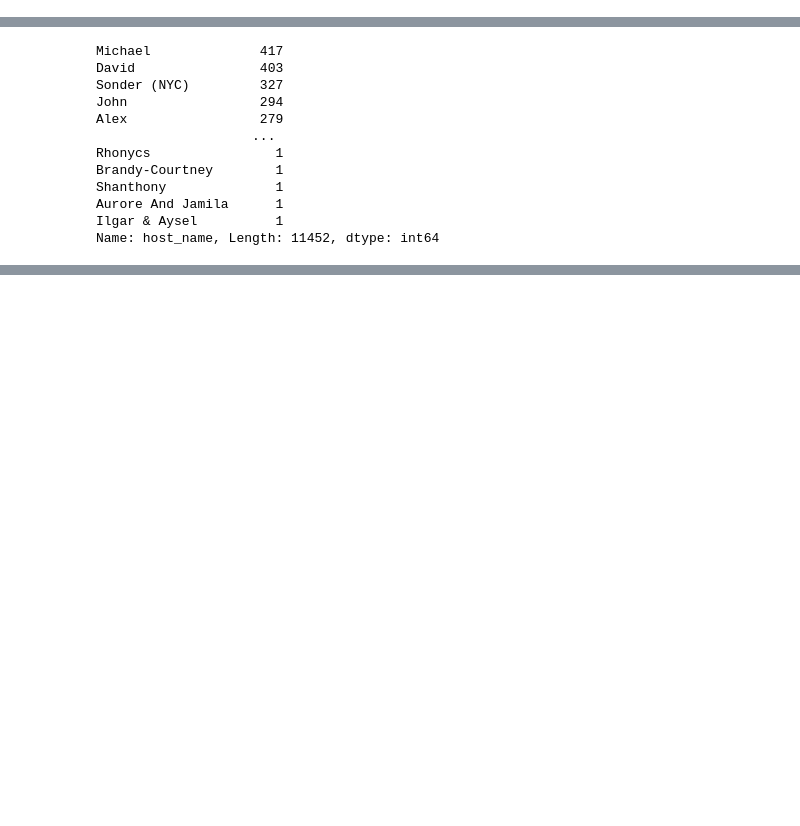
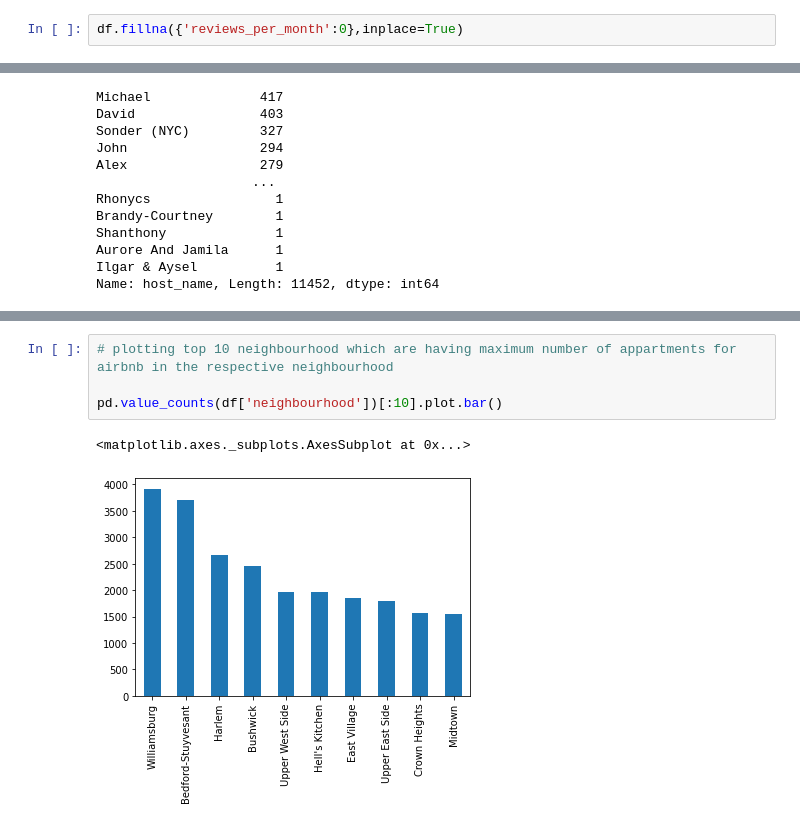
Before and after one commit to vaibhav251999/EDA-capstone-project, a Jupyter notebook: Airbnb_Bookings_Analysis_Capstone_Project.ipynb, the cells around one changed output, grey strips where cells are left out. Saved outputs shown, nothing was run; the diff lists cells and outputs as text; blank space fills up the shorter version.

```diff
--- a/Airbnb_Bookings_Analysis_Capstone_Project.ipynb
+++ b/Airbnb_Bookings_Analysis_Capstone_Project.ipynb
@@ -89,6 +79,8 @@ Data columns (total 16 columns):
  15  availability_365                48895 non-null  int64
 dtypes: float64(3), int64(7), object(6)
 memory usage: 6.0+ MB
+# %%
+df.fillna({'reviews_per_month':0},inplace=True)
 # %%
 df['host_name'].value_counts()
 # %% [output]
@@ -111,0 +159,7 @@ sns.displot(df['availability_365'])
+# %%
+# plotting top 10 neighbourhood which are having maximum number of appartments for airbnb in the respective neighbourhood
+
+pd.value_counts(df['neighbourhood'])[:10].plot.bar()
+# %% [output]
+<matplotlib.axes._subplots.AxesSubplot at 0x...>
+[figure, added]
```
Also changed, not shown: parts of 22 cells of this notebook.
